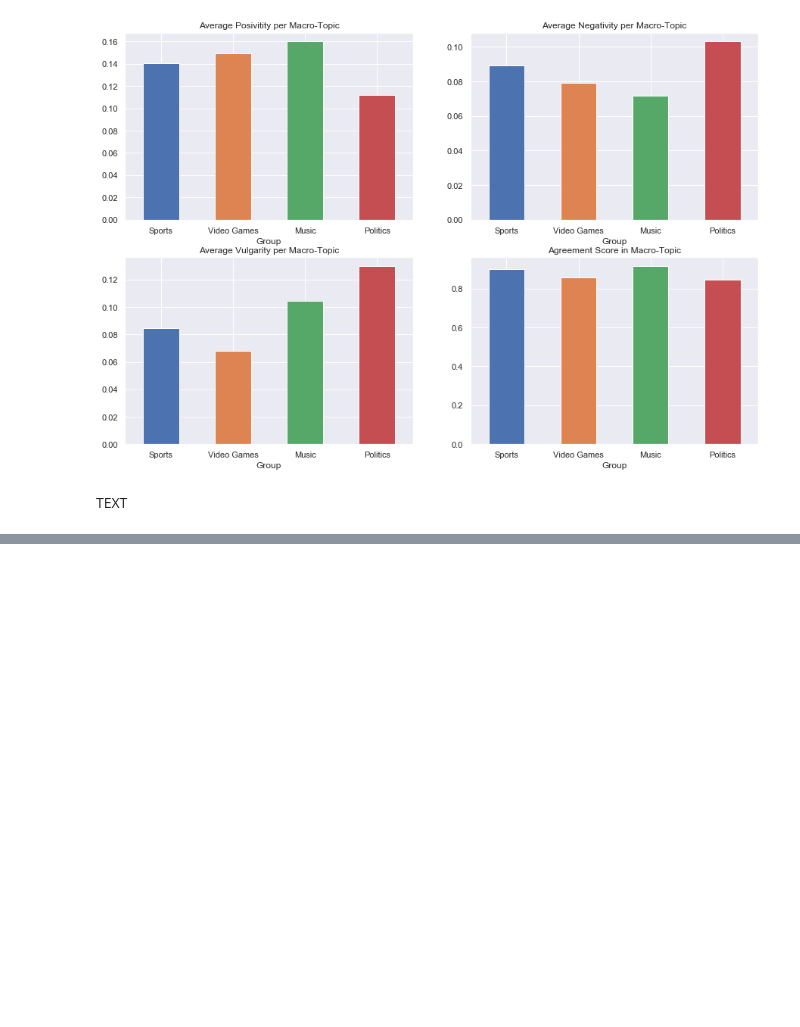
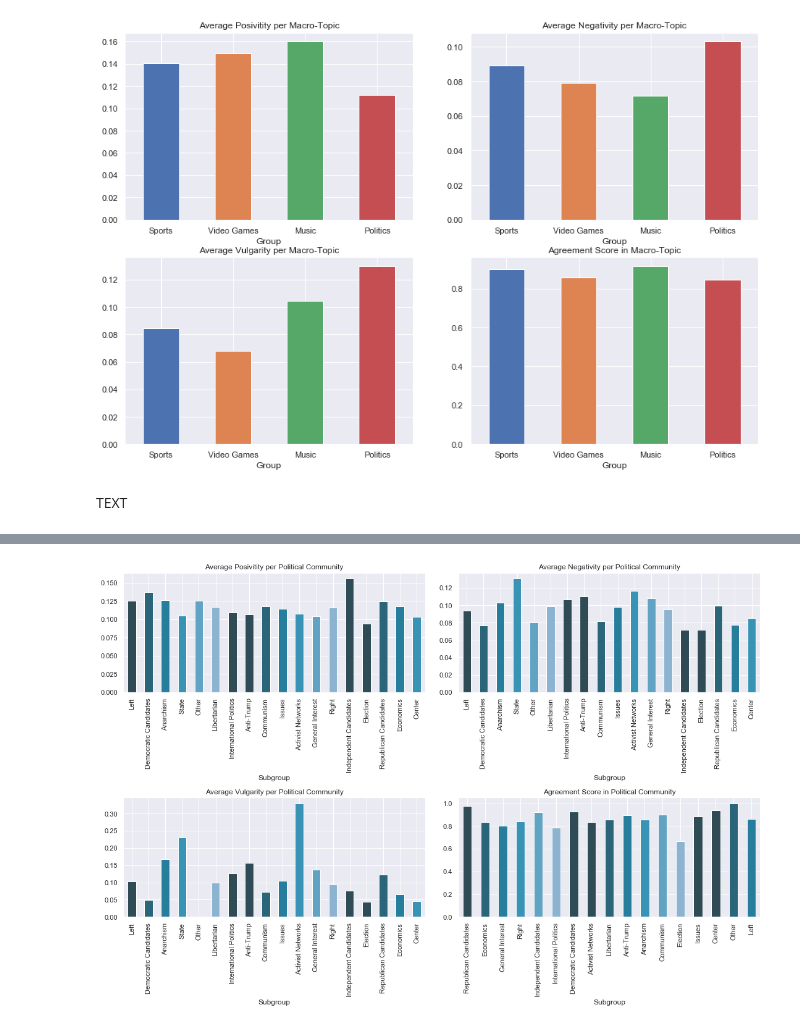
Before and after one commit to MetaHG/Reddit-opinions-polarization, a Jupyter notebook: notebooks/Communities.ipynb, the cells around one changed output, grey strips where cells are left out. Cells and saved outputs as stored; diff of their text form; code cells hidden in the pictures; blank space fills up the shorter version.

```diff
--- a/notebooks/Communities.ipynb
+++ b/notebooks/Communities.ipynb
@@ -655,0 +191,27 @@ spark.sql("""
+# %%
+
+sns.set(palette="PuBuGn_d")
+fig, axes = plt.subplots(nrows=2, ncols=2, figsize=(15,10), constrained_layout=True)
+
+axes[0, 0].set_title("Average Posivitity per Political Community")
+axes[0, 1].set_title("Average Negativity per Political Community")
+axes[1, 0].set_title("Average Vulgarity per Political Community")
+axes[1, 1].set_title("Agreement Score in Political Community")
+
+_ = nlp_per_community_subgroup_avg_df['Average Positivity'].plot(
+    kind='bar', ax=axes[0, 0], rot=90
+)
+
+_ = nlp_per_community_subgroup_avg_df['Average Negativity'].plot(
+    kind='bar', ax=axes[0, 1], rot=90
+)
+
+_ = nlp_per_community_subgroup_avg_df['Average Vulgarity'].plot(
+    kind='bar', ax=axes[1, 0], rot=90
+)
+
+_ = agreement_per_subgroup['agreement_factor'].reindex(agreement_per_subgroup.index).plot(
+    kind='bar', ax=axes[1, 1], rot=90
+)
+# %% [output]
+[figure, added]
```
Also changed, not shown: parts of 85 cells of this notebook, 2 other files.
